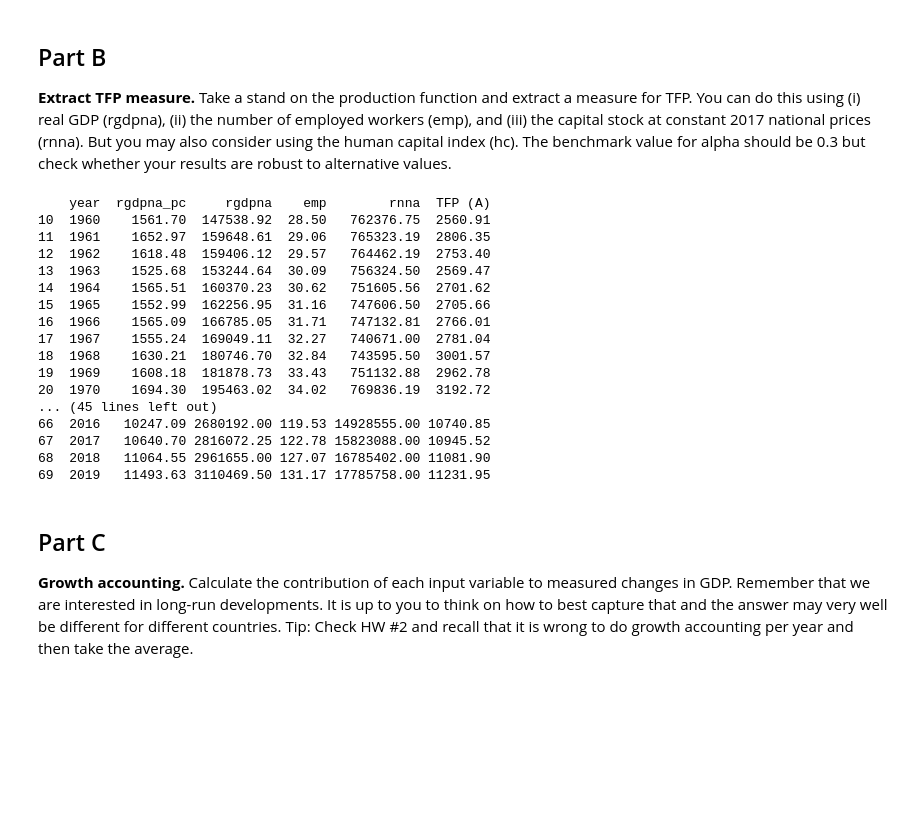
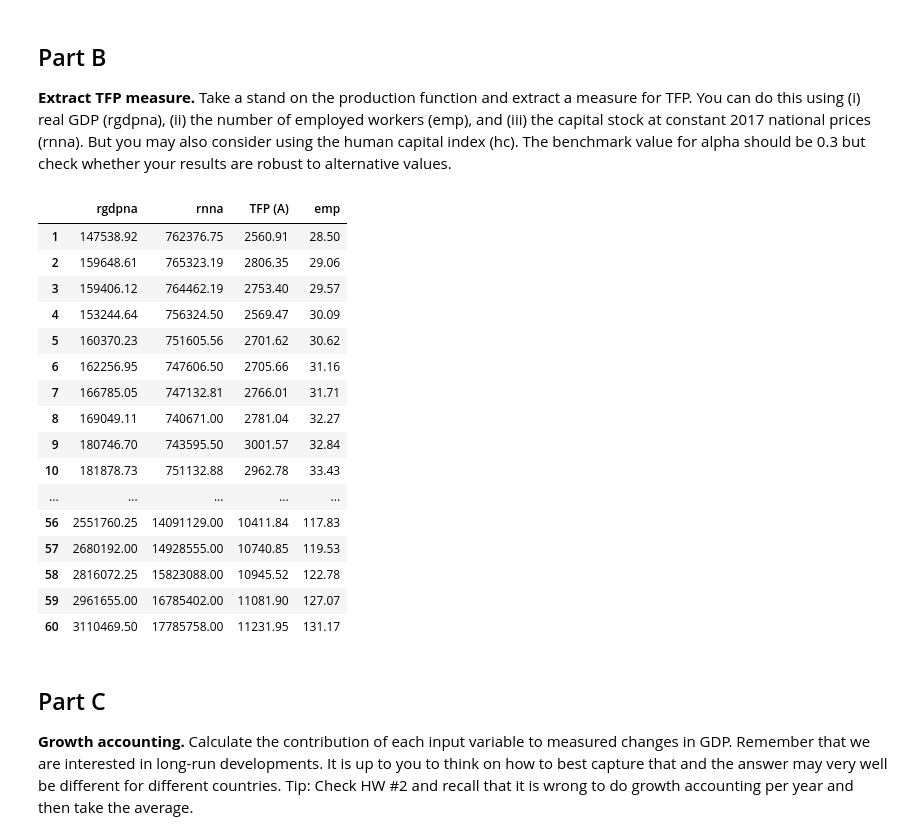
Before and after one commit to ec2b1-case-study/growth-analysis-indonesia, a Jupyter notebook: hanya.ipynb, the cells around one changed output. Saved outputs shown, nothing was run; the diff lists cells and outputs as text; code cells hidden in the pictures; blank space fills up the shorter version.

```diff
--- a/hanya.ipynb
+++ b/hanya.ipynb
@@ -222,40 +222,43 @@ to alternative values.
 # %%
 pd.set_option("display.float_format", "{:.2f}".format)  # set display setting
 
-# Set parameteres
+data.reset_index(drop=True, inplace=True)
+data.index += 1 # set index to start from 1
+
+# Set parameters
 alpha = 0.3
 
 # Extract Data as numpy arrays.
 year = data["year"].to_numpy()
 Y = data["rgdpna"].to_numpy()
 K = data["rnna"].to_numpy()
 L = data["emp"].to_numpy()
 
 # construct TFP as the Solow residual
 tmp = Y / (K**alpha * L ** (1 - alpha))
 A = tmp ** (1 / (1 - alpha))
 
 # Add TFP series to our dataframe and inspect the data.
 data["TFP (A)"] = A
-print(data)
+display(data[["rgdpna","rnna","TFP (A)","emp",]])
 # %% [output]
-    year  rgdpna_pc     rgdpna    emp        rnna  TFP (A)
-10  1960    1561.70  147538.92  28.50   762376.75  2560.91
-11  1961    1652.97  159648.61  29.06   765323.19  2806.35
-12  1962    1618.48  159406.12  29.57   764462.19  2753.40
-13  1963    1525.68  153244.64  30.09   756324.50  2569.47
-14  1964    1565.51  160370.23  30.62   751605.56  2701.62
-15  1965    1552.99  162256.95  31.16   747606.50  2705.66
-16  1966    1565.09  166785.05  31.71   747132.81  2766.01
-17  1967    1555.24  169049.11  32.27   740671.00  2781.04
-18  1968    1630.21  180746.70  32.84   743595.50  3001.57
-19  1969    1608.18  181878.73  33.43   751132.88  2962.78
-20  1970    1694.30  195463.02  34.02   769836.19  3192.72
-... (45 lines left out)
-66  2016   10247.09 2680192.00 119.53 14928555.00 10740.85
-67  2017   10640.70 2816072.25 122.78 15823088.00 10945.52
-68  2018   11064.55 2961655.00 127.07 16785402.00 11081.90
-69  2019   11493.63 3110469.50 131.17 17785758.00 11231.95
+|  | rgdpna | rnna | TFP (A) | emp |
+| 1 | 147538.92 | 762376.75 | 2560.91 | 28.50 |
+| 2 | 159648.61 | 765323.19 | 2806.35 | 29.06 |
+| 3 | 159406.12 | 764462.19 | 2753.40 | 29.57 |
+| 4 | 153244.64 | 756324.50 | 2569.47 | 30.09 |
+| 5 | 160370.23 | 751605.56 | 2701.62 | 30.62 |
+| 6 | 162256.95 | 747606.50 | 2705.66 | 31.16 |
+| 7 | 166785.05 | 747132.81 | 2766.01 | 31.71 |
+| 8 | 169049.11 | 740671.00 | 2781.04 | 32.27 |
+| 9 | 180746.70 | 743595.50 | 3001.57 | 32.84 |
+| 10 | 181878.73 | 751132.88 | 2962.78 | 33.43 |
+| ... | ... | ... | ... | ... |
+| 56 | 2551760.25 | 14091129.00 | 10411.84 | 117.83 |
+| 57 | 2680192.00 | 14928555.00 | 10740.85 | 119.53 |
+| 58 | 2816072.25 | 15823088.00 | 10945.52 | 122.78 |
+| 59 | 2961655.00 | 16785402.00 | 11081.90 | 127.07 |
+| 60 | 3110469.50 | 17785758.00 | 11231.95 | 131.17 |
 # %% [markdown]
 ## Part C
 **Growth accounting.** Calculate the contribution of each input variable to measured
```
Also changed, not shown: parts of 6 cells of this notebook.
